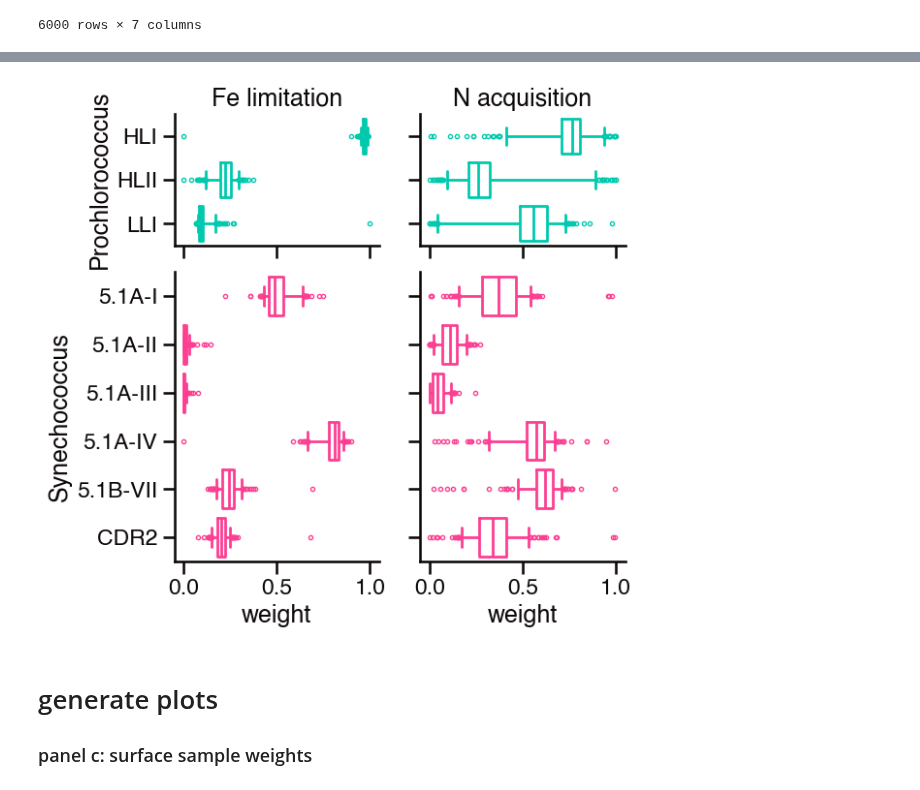
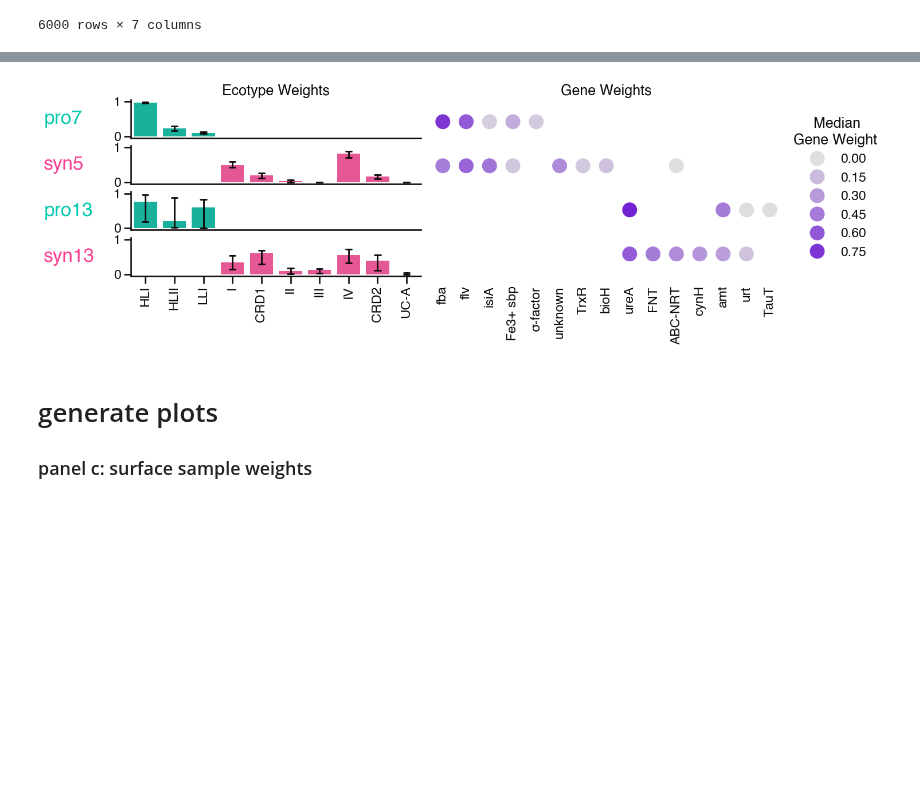
Before and after one commit to blasks/barnacle-manuscript, a Jupyter notebook: figures/7-interpretation/fe-n-clusters.ipynb, the cells around one changed output, grey strips where cells are left out. Cells and saved outputs as stored; diff of their text form; code cells hidden in the pictures; blank space fills up the shorter version.

```diff
--- a/figures/7-interpretation/fe-n-clusters.ipynb
+++ b/figures/7-interpretation/fe-n-clusters.ipynb
@@ -54,8 +100,9 @@ plt.rcParams['patch.linewidth'] = 0
 plt.rcParams['patch.edgecolor'] = 'none'
 plt.rcParams['savefig.dpi'] = 300
 
-# div_hexes = ['#7222D3', neutral_color, '#FF780A']
-# div_cmap = get_continuous_cmap(div_hexes)
+bi_hexes = [neutral_color, '#7222D3']
+# bi_hexes = [neutral_color, line_color]
+bi_cmap = get_continuous_cmap(bi_hexes)
 # %%
 # helper functions
 
@@ -460,43 +556,60 @@ median_gene_df[median_gene_df.Cluster == 'pro7'].sort_values('GeneWeight', ascen
 # %%
-# make ecotype weight figure
+# make ecotype & gene weight figure
 
 # set up figure
 sample_weight_range = (-0.05, 1.05) # range of weights to show on sample plots
-fig = plt.figure(figsize=(6, 6))
-rows = 3
-cols = 2
+fig = plt.figure(figsize=(16, 4))
+rows = 4
+cols = 12
 grid = plt.GridSpec(rows, cols, wspace=.2, hspace=.2)
 
-for i, genus in enumerate(['Prochlorococcus', 'Synechococcus']):
-    for j, clustergroup in enumerate(['Fe limitation', 'N acquisition']):
-        if not i:
-            axis = plt.subplot(grid[i, j])
-        else:
-            axis = plt.subplot(grid[1:3, j])
-        plot_df = ecotype_df[(ecotype_df['genus'] == genus) & (ecotype_df['clustergroup'] == clustergroup)]
-        sns.boxplot(
-            data=plot_df, x='taxonweights', y='clade', hue='genus',
-            hue_order=['Prochlorococcus', 'Synechococcus'], palette=[sns.color_palette()[i] for i in [2, 3]],
-            orient='y', fill=False, whis=(5, 95), fliersize=3, legend=False, ax=axis
-        )
-        # labels and such
-        if i == 0:
-            axis.set(title=clustergroup)
-        if i == 1:
-            xlabel = 'weight'
-        else:
-            xlabel = None
-        if j == 0:
-            ylabel = genus
-        else:
-            ylabel = None
-        axis.set(xlim=sample_weight_range, xlabel=xlabel, ylabel=ylabel)
-        axis.tick_params(left=True, labelleft=(j==0), bottom=True, labelbottom=(i==1))
+# plot taxon weights
+clusters = [f"pro{fe_clusters['pro']}", f"syn{fe_clusters['syn']}", f"pro{n_clusters['pro']}", f"syn{n_clusters['syn']}"]
+for i, cid in enumerate(clusters):
+    axis = plt.subplot(grid[i, 1:6])
+    plot_df = ecotype_df[ecotype_df['Cluster'] == cid]
+    sns.barplot(
+        data=plot_df, x='Clade', y='TaxonWeight', hue='Genus', order=clade_labels, hue_order=['Prochlorococcus', 'Synechococcus'],
+        palette=[sns.color_palette()[i] for i in [2, 3]], estimator='median', errorbar=('pi', 90),
+        capsize=.2, err_kws={'linewidth': 2, 'c': line_color}, legend=False, ax=axis
+    )
+    # labels and such
+    axis.annotate(cid, xy=(-0.3, 0.5), xycoords='axes fraction', va='center', ha='left', fontsize=24, annotation_clip=False,
+                  color=sns.color_palette()[{'Prochlorococcus': 2, 'Synechococcus': 3}[plot_df.Genus.unique()[0]]])
+    axis.set(title=('Ecotype Weights' if not i else None), ylim=sample_weight_range, xlabel=None, ylabel=None)
+    if i != 3:
+        axis.tick_params(bottom=False, labelbottom=False)
+    else:
+        axis.set_xticks(clade_labels, clade_labels, rotation=90)
 
-# save figure
-fig.savefig('fe-n-clusters-taxonweights.png', bbox_inches='tight')
+# plot gene weights
+axis = plt.subplot(grid[:4, 6:])
+axis.spines[['left', 'bottom']].set_visible(False)
+plot_df = median_gene_df[median_gene_df.Ortholog.isin(gene_labels.keys())]
+with pd.option_context('mode.chained_assignment', None):
+    plot_df['x'] = plot_df.Ortholog.map(dict(zip(gene_labels.keys(), np.arange(len(gene_labels)))))
+    plot_df['y'] = plot_df.Cluster.map(dict(zip(clusters, reversed(np.arange(len(clusters))))))
+sns.scatterplot(
+    x='x',
+    y='y',
+    hue='GeneWeight',
+    # size='GeneWeight',
+    # sizes=(30, 300),
+    s=300,
+    edgecolor=None,
+    palette=bi_cmap,
+    data=plot_df,
+    legend=True,
+    ax=axis
+);
+axis.set(title='Gene Weights', xlabel=None, ylabel=None, xlim=(-0.5, len(gene_labels)-0.5), ylim=(-0.5, 3.5))
+axis.set_xticks(np.arange(len(gene_labels)), gene_labels.values(), rotation=90)
+axis.tick_params(left=False, labelleft=False, bottom=False)
+axis.legend(title='     Median\nGene Weight', loc='center left', bbox_to_anchor=(1, 0.5))
+
+plt.show()
 # %% [output]
-[figure, old version]
+[figure, new version]
 # %% [markdown]
 # generate plots
 ### panel c: surface sample weights
```
Also changed, not shown: parts of 14 cells of this notebook.
